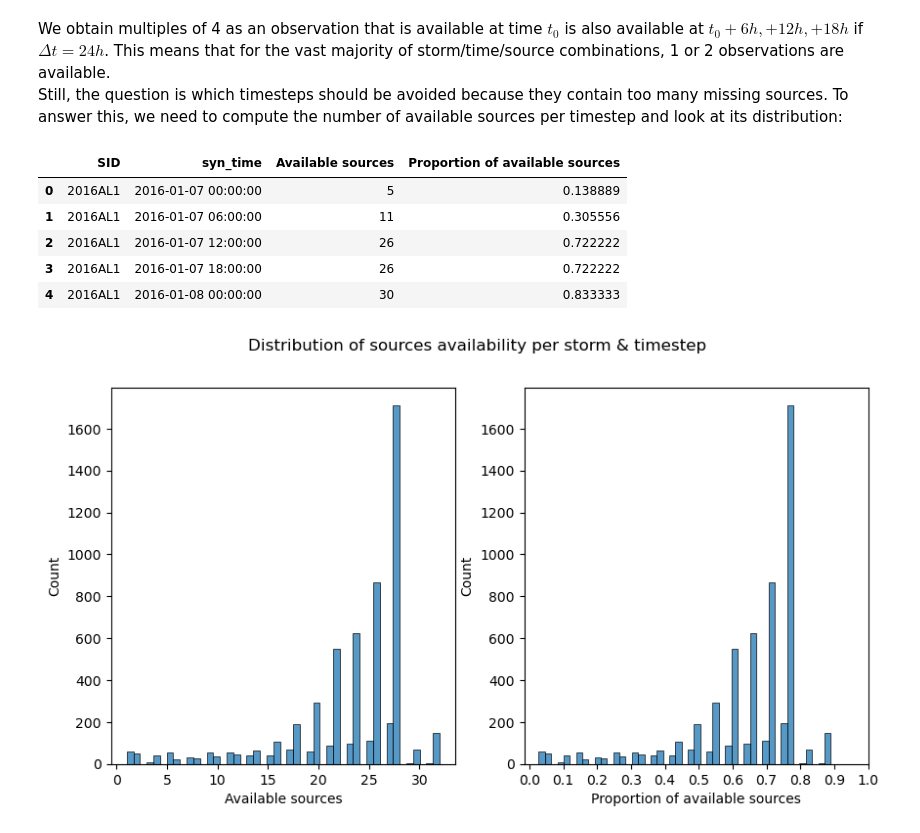
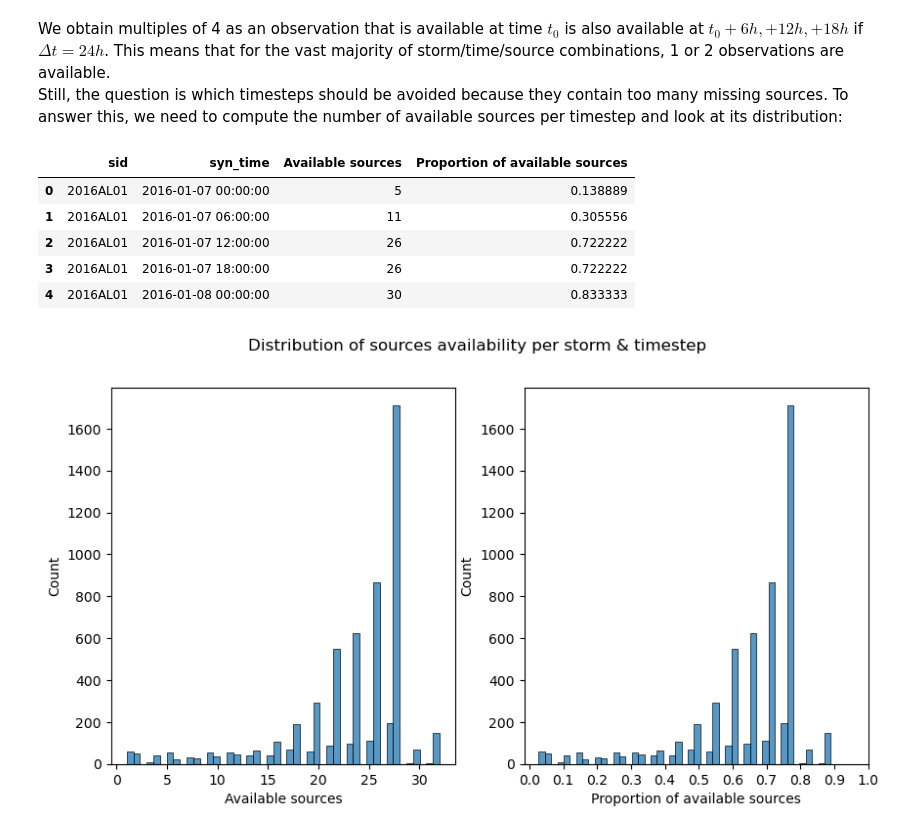
Before and after one commit to dauvillc/tc_multi_sources, a Jupyter notebook: notebooks/sources.ipynb, the cells around one changed output. Cells and saved outputs as stored; diff of their text form; code cells hidden in the pictures.

```diff
--- a/notebooks/sources.ipynb
+++ b/notebooks/sources.ipynb
@@ -23,4 +24,3 @@ Note: as of now, this notebook was run with only the preprocessed for 2016 and 2
 # %%
-with open('conf/sources/all_microwave.yaml', 'r') as f:
-    sources = read_sources(yaml.safe_load(f))
-dataset = MultiSourceDataset(sources)
+with open('conf/paths/paths.yaml', 'r') as f:
+    paths = yaml.safe_load(f)
@@ -62,0 +27,3 @@ df.head()
+# %%
+df = pd.read_csv(paths['metadata'], parse_dates=['time'])
+df
@@ -146,17 +127,18 @@ We obtain multiples of 4 as an observation that is available at time $t_0$ is al
 Still, the question is which timesteps should be avoided because they contain too many missing sources. To answer this, we need to compute the number of available sources per timestep and look at its distribution:
 # %%
 # Compute the number of available sources per timestep
-availability = df.groupby(['SID', 'syn_time'])['source_name'].nunique().rename('Available sources').reset_index()
+availability = df.groupby(['sid', 'syn_time'])['source_name'].nunique().rename('Available sources').reset_index()
 # Compute the proportion of available sources per timestep
-availability['Proportion of available sources'] = availability['Available sources'] / dataset.get_n_sources()
+n_sources = df['source_name'].nunique()
+availability['Proportion of available sources'] = availability['Available sources'] / n_sources
 availability.head()
 # %% [output]
-|  | SID | syn_time | Available sources | Proportion of available sources |
-| 0 | 2016AL1 | 2016-01-07 00:00:00 | 5 | 0.138889 |
-| 1 | 2016AL1 | 2016-01-07 06:00:00 | 11 | 0.305556 |
-| 2 | 2016AL1 | 2016-01-07 12:00:00 | 26 | 0.722222 |
-| 3 | 2016AL1 | 2016-01-07 18:00:00 | 26 | 0.722222 |
-| 4 | 2016AL1 | 2016-01-08 00:00:00 | 30 | 0.833333 |
+|  | sid | syn_time | Available sources | Proportion of available sources |
+| 0 | 2016AL01 | 2016-01-07 00:00:00 | 5 | 0.138889 |
+| 1 | 2016AL01 | 2016-01-07 06:00:00 | 11 | 0.305556 |
+| 2 | 2016AL01 | 2016-01-07 12:00:00 | 26 | 0.722222 |
+| 3 | 2016AL01 | 2016-01-07 18:00:00 | 26 | 0.722222 |
+| 4 | 2016AL01 | 2016-01-08 00:00:00 | 30 | 0.833333 |
 # %%
 plt.figure(figsize=(10, 5))
 plt.subplot(121)
```
Also changed, not shown: parts of 15 cells of this notebook.
